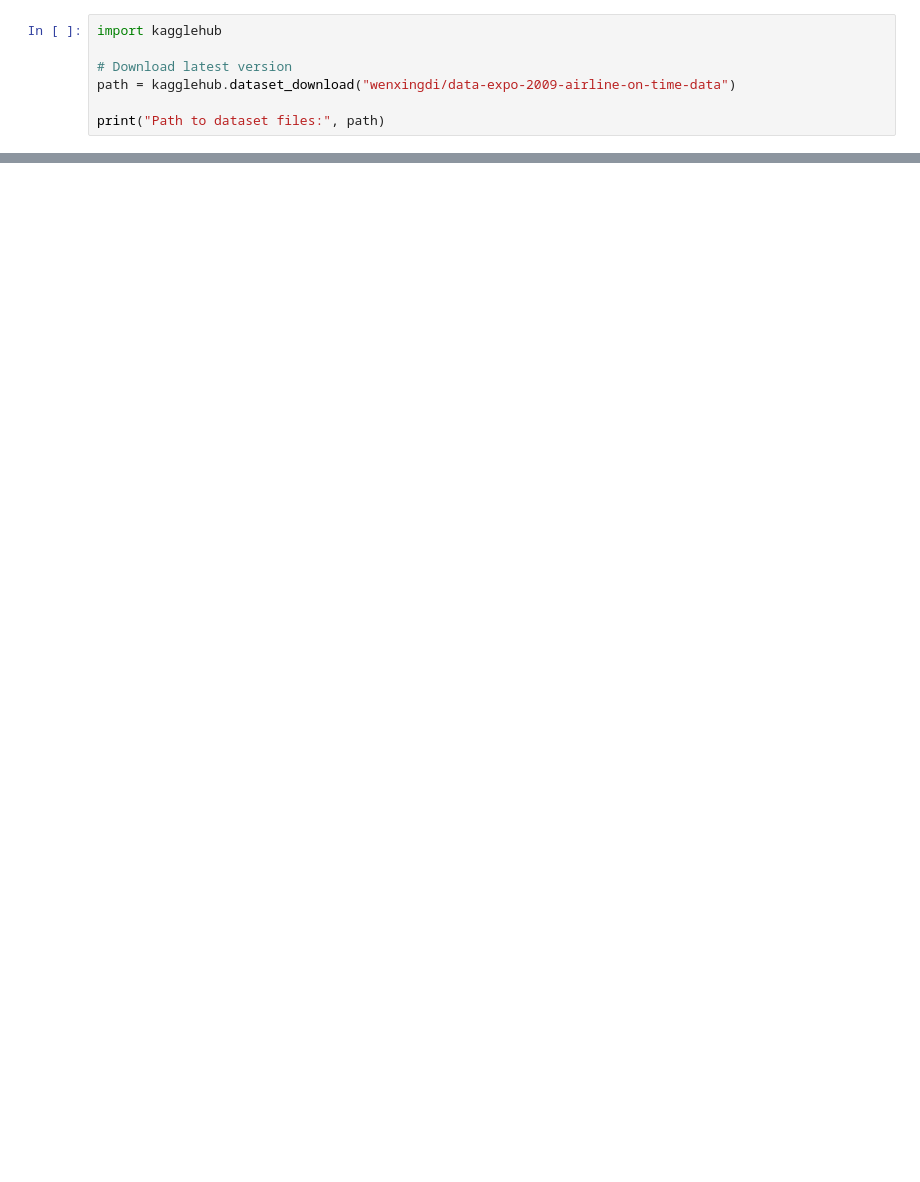
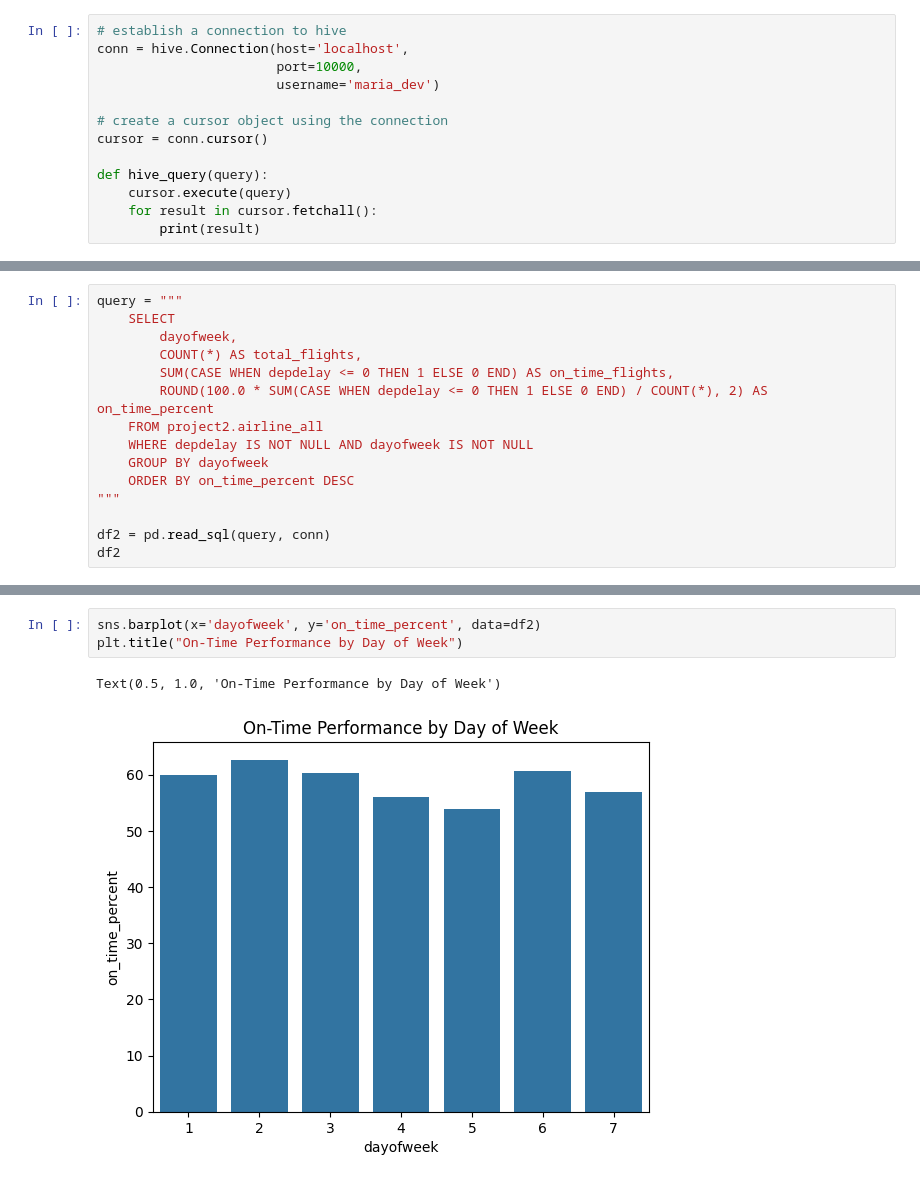
Before and after one commit to Hazim-HF/Data-Management, a Jupyter notebook: Project 2/Assignment 2.ipynb, the cells around one changed output, grey strips where cells are left out. Drawn from its saved outputs; the diff is of its cells as text; blank space fills up the shorter version.

```diff
--- a/Project 2/Assignment 2.ipynb
+++ b/Project 2/Assignment 2.ipynb
@@ -3,7 +77,13 @@
 # %%
-import kagglehub
+# establish a connection to hive
+conn = hive.Connection(host='localhost',
+                       port=10000,
+                       username='maria_dev')
 
-# Download latest version
-path = kagglehub.dataset_download("wenxingdi/data-expo-2009-airline-on-time-data")
+# create a cursor object using the connection
+cursor = conn.cursor()
 
-print("Path to dataset files:", path)
+def hive_query(query):
+    cursor.execute(query)
+    for result in cursor.fetchall():
+        print(result)
@@ -31,0 +238,15 @@ record_set_df.head()
+# %%
+query = """
+    SELECT
+        dayofweek,
+        COUNT(*) AS total_flights,
+        SUM(CASE WHEN depdelay <= 0 THEN 1 ELSE 0 END) AS on_time_flights,
+        ROUND(100.0 * SUM(CASE WHEN depdelay <= 0 THEN 1 ELSE 0 END) / COUNT(*), 2) AS on_time_percent
+    FROM project2.airline_all
+    WHERE depdelay IS NOT NULL AND dayofweek IS NOT NULL
+    GROUP BY dayofweek
+    ORDER BY on_time_percent DESC
+"""
+
+df2 = pd.read_sql(query, conn)
+df2
@@ -31,0 +262,6 @@ record_set_df.head()
+# %%
+sns.barplot(x='dayofweek', y='on_time_percent', data=df2)
+plt.title("On-Time Performance by Day of Week")
+# %% [output]
+Text(0.5, 1.0, 'On-Time Performance by Day of Week')
+[figure, added]
```
Also changed, not shown: parts of 35 cells of this notebook.
